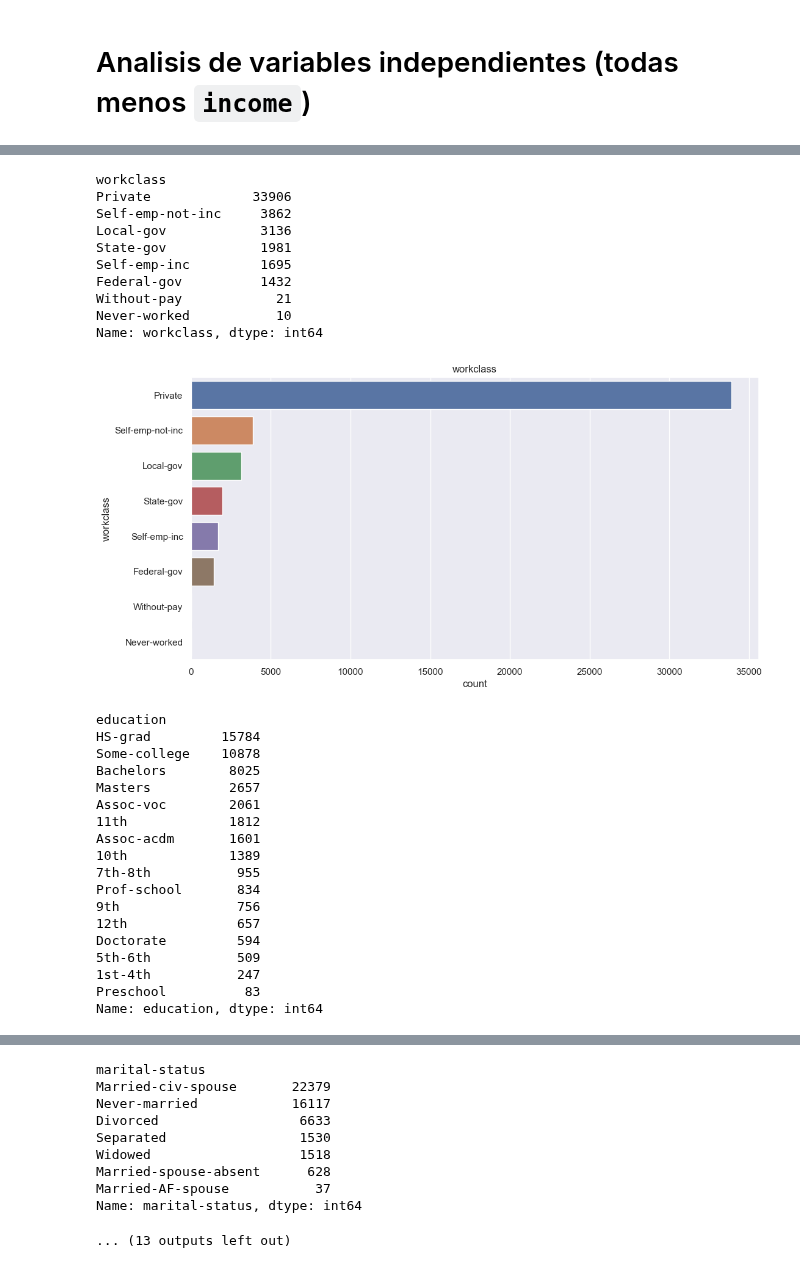
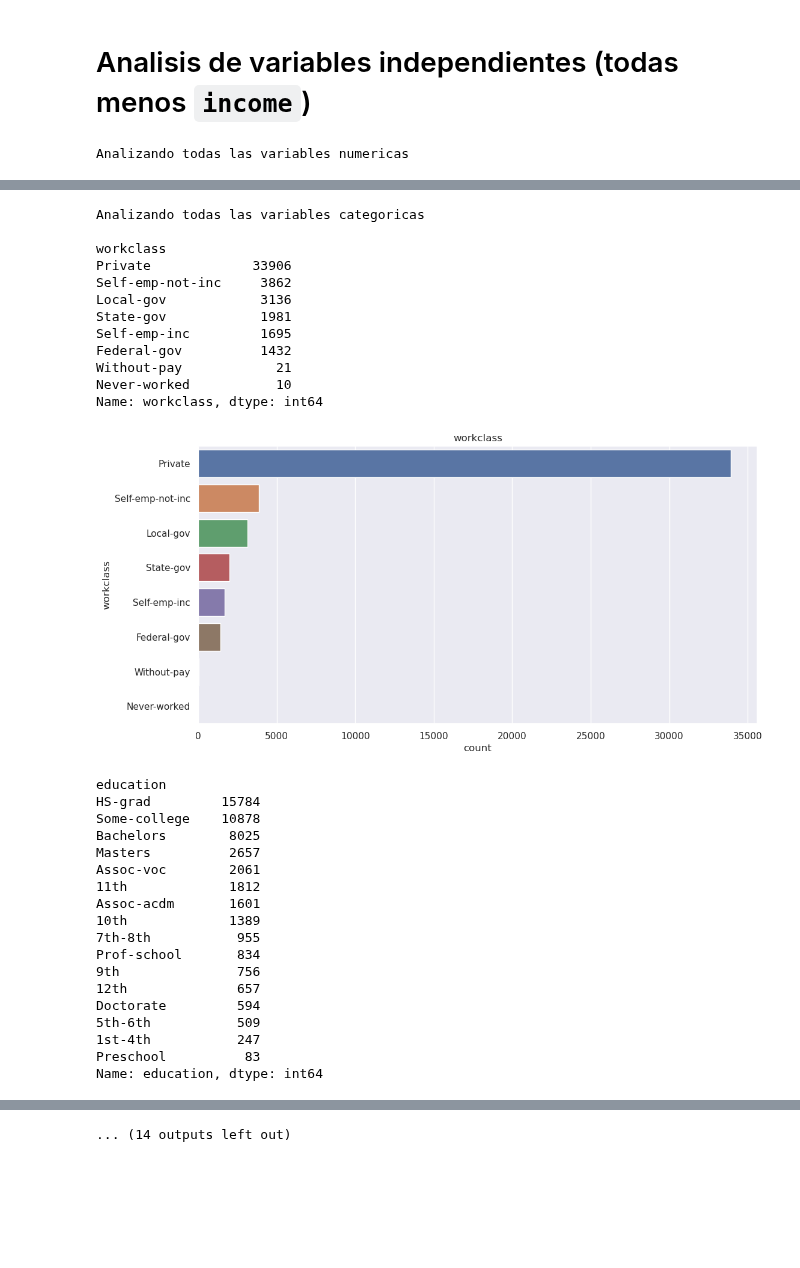
Before and after one commit to JavierRojas14/personal, a Jupyter notebook: G56/fundamentos-data-science/hito_2/hito_2_enunciado_1.ipynb, the cells around one changed output, grey strips where cells are left out. Drawn from its saved outputs; the diff is of its cells as text; code cells hidden in the pictures; blank space fills up the shorter version.

```diff
--- a/G56/fundamentos-data-science/hito_2/hito_2_enunciado_1.ipynb
+++ b/G56/fundamentos-data-science/hito_2/hito_2_enunciado_1.ipynb
@@ -53,10 +48,11 @@ Ademas, la variable carece de algun valor faltante.
 # %%
 variables_independientes = df.drop(columns='income')
 numericas, categoricas = aux.separar_df_a_numericas_categoricas(variables_independientes)
-aux.analizar_distribucion_variables_numericas(numericas)
-aux.analizar_distribucion_variables_categoricas(categoricas)
+aux.analizar_distr_todas_las_variables_numericas(numericas)
+aux.analizar_dist_todas_las_variables_categoricas(categoricas)
 aux.analizar_valores_faltantes(variables_independientes)
 # %% [output]
+Analizando todas las variables numericas
 |  | age | fnlwgt | educational-num | capital-gain | capital-loss | hours-per-week |
 | count | 48842.000000 | 4.884200e+04 | 48842.000000 | 48842.000000 | 48842.000000 | 48842.000000 |
 | mean | 38.643585 | 1.896641e+05 | 10.078089 | 1079.067626 | 87.502314 | 40.422382 |
@@ -75,29 +71,31 @@ aux.analizar_valores_faltantes(variables_independientes)
-workclass
-Private             33906
-Self-emp-not-inc     3862
-Local-gov            3136
-State-gov            1981
-Self-emp-inc         1695
-Federal-gov          1432
-Without-pay            21
-Never-worked           10
-Name: workclass, dtype: int64
+Analizando todas las variables categoricas
+
+workclass
+Private             33906
+Self-emp-not-inc     3862
+Local-gov            3136
+State-gov            1981
+Self-emp-inc         1695
+Federal-gov          1432
+Without-pay            21
+Never-worked           10
+Name: workclass, dtype: int64
-[figure, old version]
+[figure, new version]
-education
-HS-grad         15784
-Some-college    10878
-Bachelors        8025
-Masters          2657
-Assoc-voc        2061
-11th             1812
-Assoc-acdm       1601
-10th             1389
-7th-8th           955
-Prof-school       834
-9th               756
-12th              657
-Doctorate         594
-5th-6th           509
-1st-4th           247
-Preschool          83
-Name: education, dtype: int64
+education
+HS-grad         15784
+Some-college    10878
+Bachelors        8025
+Masters          2657
+Assoc-voc        2061
+11th             1812
+Assoc-acdm       1601
+10th             1389
+7th-8th           955
+Prof-school       834
+9th               756
+12th              657
+Doctorate         594
+5th-6th           509
+1st-4th           247
+Preschool          83
+Name: education, dtype: int64
@@ -105,10 +103 @@ Name: education, dtype: int64
-marital-status
-Married-civ-spouse       22379
-Never-married            16117
-Divorced                  6633
-Separated                 1530
-Widowed                   1518
-Married-spouse-absent      628
-Married-AF-spouse           37
-Name: marital-status, dtype: int64
-... (13 outputs left out)
+... (14 outputs left out)
```
Also changed, not shown: parts of 12 cells of this notebook, 1 other file.
